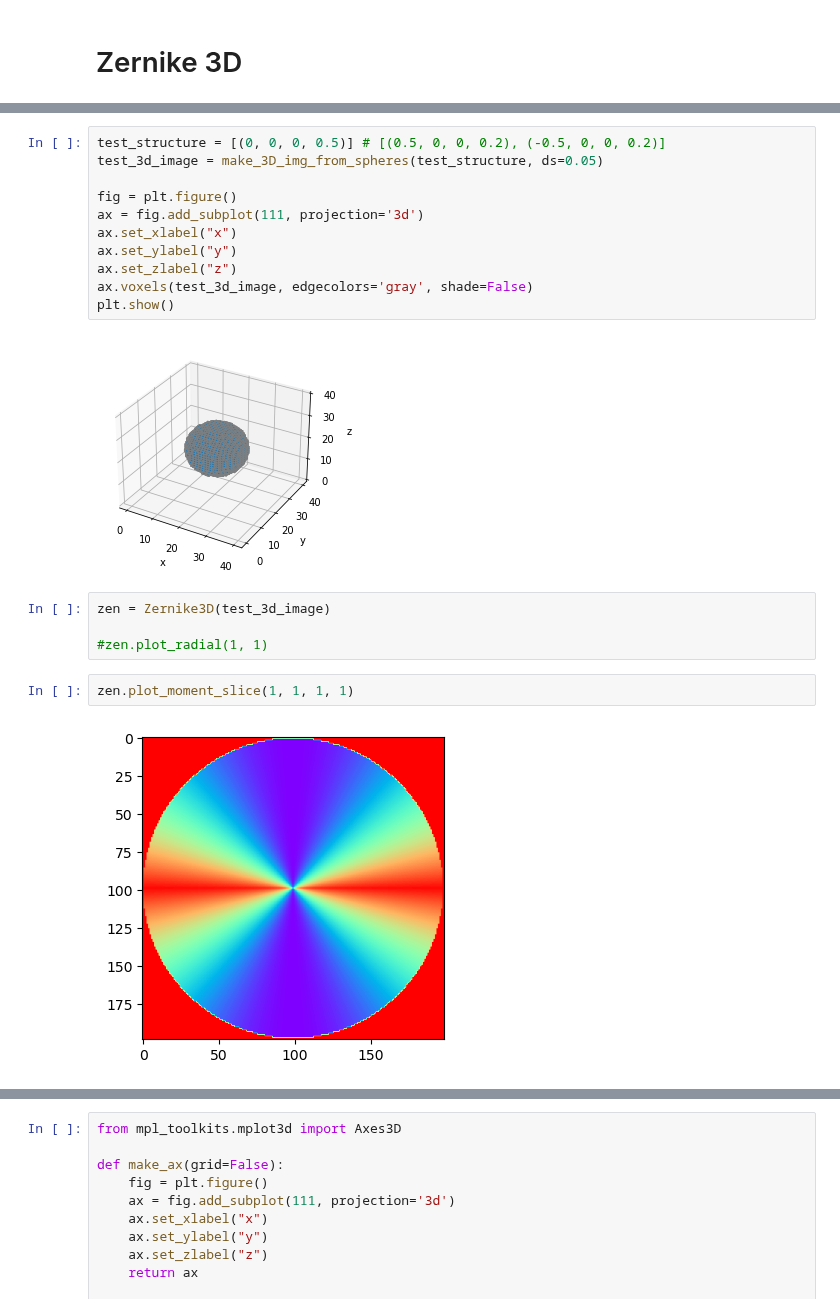
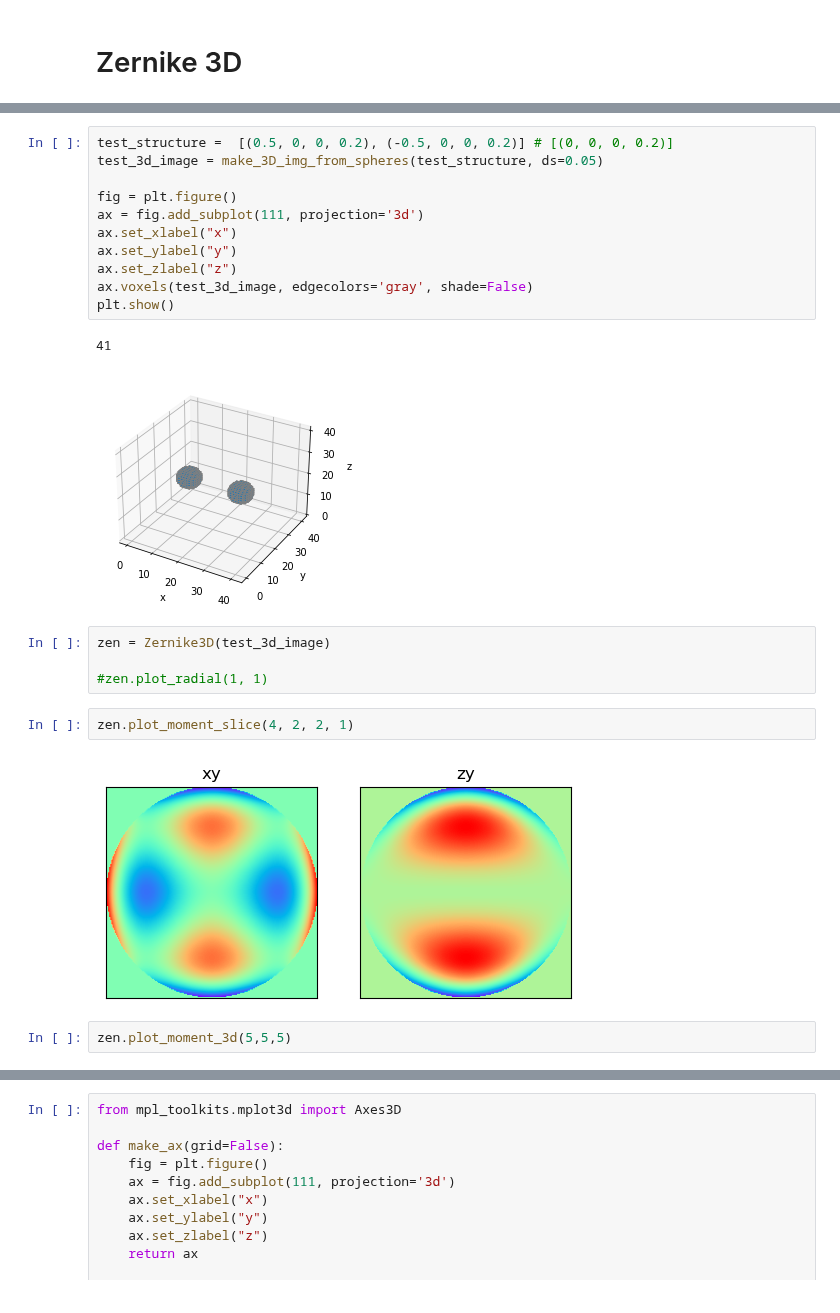
Before and after one commit to denyskononenko/datasciencesnippets, a Jupyter notebook: descriptors/zernike3D.ipynb, the cells around one changed output, grey strips where cells are left out. Saved outputs shown, nothing was run; the diff lists cells and outputs as text.

Commit message:
fix: visualization of 3D Zernike functions is fixed

```diff
--- a/descriptors/zernike3D.ipynb
+++ b/descriptors/zernike3D.ipynb
@@ -109,7 +132,7 @@ def make_3D_img_from_spheres(spheres, ds=0.1):
 
     return grid
 # %%
-test_structure = [(0, 0, 0, 0.5)] # [(0.5, 0, 0, 0.2), (-0.5, 0, 0, 0.2)]
+test_structure =  [(0.5, 0, 0, 0.2), (-0.5, 0, 0, 0.2)] # [(0, 0, 0, 0.2)]
 test_3d_image = make_3D_img_from_spheres(test_structure, ds=0.05)
 
 fig = plt.figure()
@@ -120,15 +143,18 @@ ax.set_zlabel("z")
 ax.voxels(test_3d_image, edgecolors='gray', shade=False)
 plt.show()
 # %% [output]
+41
-[figure, old version]
+[figure, new version]
 # %%
 zen = Zernike3D(test_3d_image)
 
 #zen.plot_radial(1, 1)
 # %%
-zen.plot_moment_slice(1, 1, 1, 1)
+zen.plot_moment_slice(4, 2, 2, 1)
 # %% [output]
-[figure, old version]
+[figure, new version]
+# %%
+zen.plot_moment_3d(5,5,5)
 # %%
 zen.descriptor(2)
 # %% [output]
```
Also changed, not shown: parts of 12 cells of this notebook.
